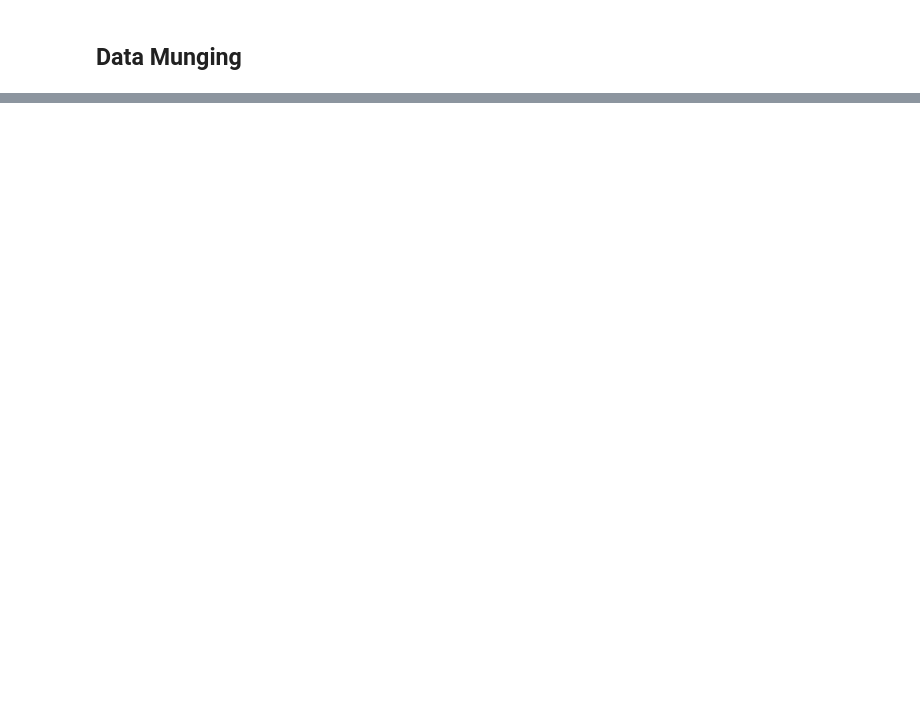
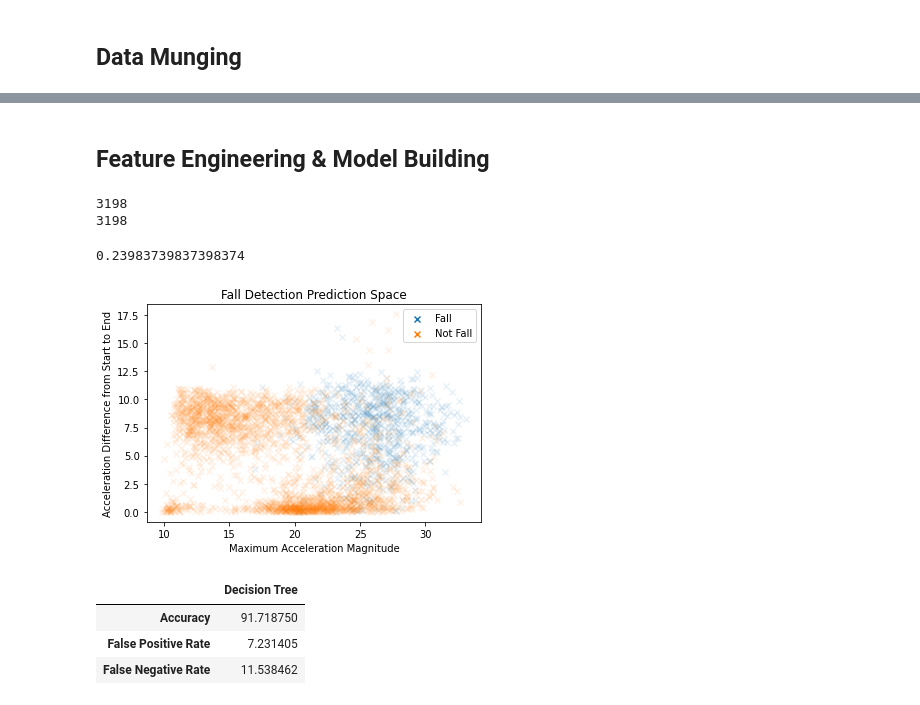
Before and after one commit to huberf/stat3105-proj3, a Jupyter notebook: Project 3 Data Analysis.ipynb, the cells around one changed output, grey strips where cells are left out. Cells and saved outputs as stored; diff of their text form; code cells hidden in the pictures; blank space fills up the shorter version.

Commit message:
add new engineered features

```diff
--- a/Project 3 Data Analysis.ipynb
+++ b/Project 3 Data Analysis.ipynb
@@ -87,0 +197,52 @@ JOG
+# %% [markdown]
+## Feature Engineering & Model Building
+# %%
+# engineer some features
+data_X = []
+data_y = []
+for (name, group) in tqdm.tqdm(data_df.groupby('id')):
+    y = group.is_fall.iloc[0]
+    max_tot = max(group.tot_acc)
+    mean_tot_acc = np.mean(group.tot_acc)
+    max_abs_zacc = max(abs(group.zacc))
+    # now get duration of time above a z-acceleration of 15
+    elapsed_above = group.elapsed[abs(group.zacc) > 15]
+    if len(elapsed_above) < 2:
+        duration_cap_15 = 0
+    else:
+        duration_cap_15 = elapsed_above.iloc[-1] - elapsed_above.iloc[0]
+    # now get difference in absolute z-acceleration from start to finish
+    start_z_acc = group.zacc.iloc[0]
+    end_z_acc = group.zacc.iloc[-1]
+    z_diff = abs(end_z_acc - start_z_acc)
+    X = [max_tot, mean_tot_acc, max_abs_zacc, duration_cap_15, z_diff]
+    data_X += [X]
+    data_y += [y]
+data_X = np.array(data_X)
+data_y = np.array(data_y)
+# %%
+print(len(data_X))
+print(len(data_y))
+# %% [output]
+3198
+3198
+# %%
+# Get ratio of positive to negative examples
+sum(data_y == True)/len(data_y)
+# %% [output]
+0.23983739837398374
+# %%
+DIM_X = 0
+DIM_Y = 4
+plt.scatter([i[DIM_X] for i in data_X[np.array(data_y) == True]], [i[DIM_Y] for i in data_X[np.array(data_y) == True]],
+            marker="x", label='Fall', alpha=0.1)
+plt.title('Fall Detection Prediction Space')
+plt.xlabel('Maximum Acceleration Magnitude')
+plt.ylabel('Acceleration Difference from Start to End')
+plt.scatter([i[DIM_X] for i in data_X[np.array(data_y) == False]], [i[DIM_Y] for i in data_X[np.array(data_y) == False]],
+            marker="x", label='Not Fall', alpha=0.1)
+leg = plt.legend()
+for lh in leg.legendHandles:
+    lh.set_alpha(1)
+# %% [output]
+[figure, added]
@@ -87,0 +256,20 @@ JOG
+# %%
+# now look at performance
+def performance(confusion):
+    TN, FP, FN, TP = confusion.ravel()
+    ACC_rate = (TP + TN)/(FP + FN + TP + TN)
+    FP_rate = FP/(FP + TN)
+    FN_rate = FN/(FN + TP)
+    return (ACC_rate, FP_rate, FN_rate)
+pred_y = clf.predict(X_test)
+confusion = confusion_matrix(y_test, pred_y)
+perf = performance(confusion)
+perf_df = pd.DataFrame(perf, columns=['Decision Tree'])
+perf_df.index = ['Accuracy', 'False Positive Rate', 'False Negative Rate']
+perf_df = perf_df*100 # change to percentage
+perf_df
+# %% [output]
+|  | Decision Tree |
+| Accuracy | 91.718750 |
+| False Positive Rate | 7.231405 |
+| False Negative Rate | 11.538462 |
```
Also changed, not shown: parts of 24 cells of this notebook, 1 other file.
